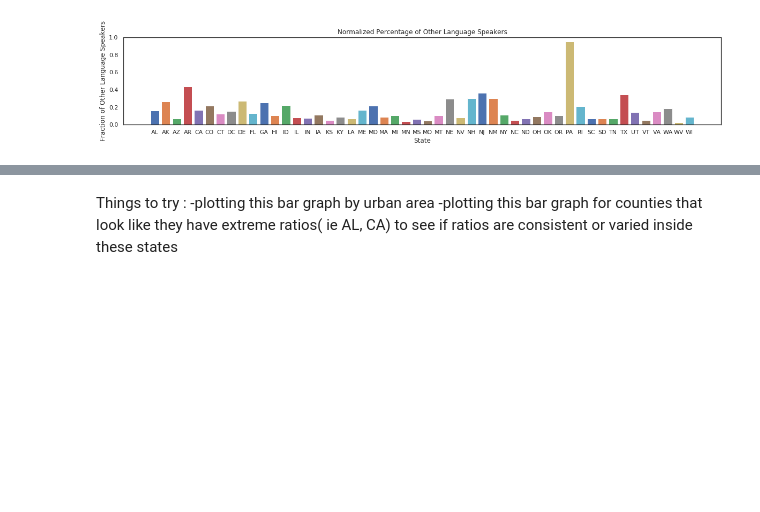
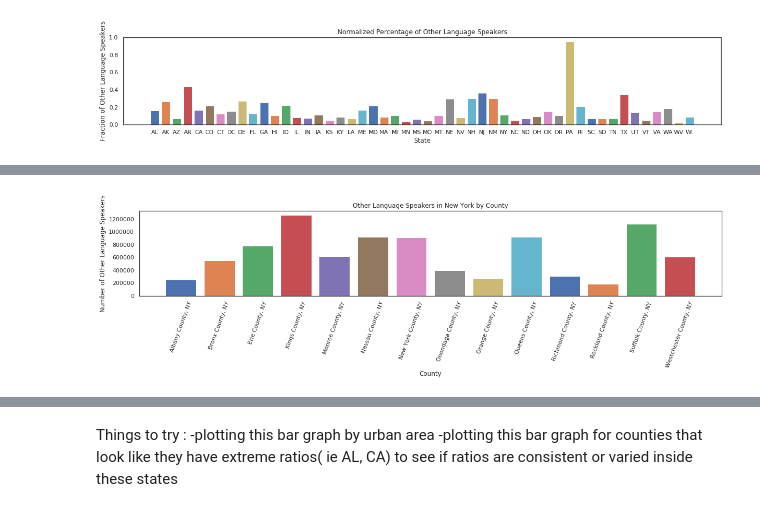
Before and after one commit to AllisonBusa/The-Mother-Tongue-of-US-Communities, a Jupyter notebook: Analysis.ipynb, the cells around one changed output, grey strips where cells are left out. Cells and saved outputs as stored; diff of their text form; code cells hidden in the pictures; blank space fills up the shorter version.

```diff
--- a/Analysis.ipynb
+++ b/Analysis.ipynb
@@ -266,0 +295,9 @@ for i in range(0,len(AZcounty)):
+# %%
+#creating series and calculating non-English speakers per county
+NYcounty = pd.Series()
+otherspeakers_NYcounties = pd.Series()
+createCountyDataFrame(otherspeakers_NYcounties, NYcounty,["NY"],txtcounties2009 , 1)
+# %%
+plotCounty("New York", NYcounty, otherspeakers_NYcounties)
+# %% [output]
+[figure, added]
```
Also changed, not shown: parts of 36 cells of this notebook.
